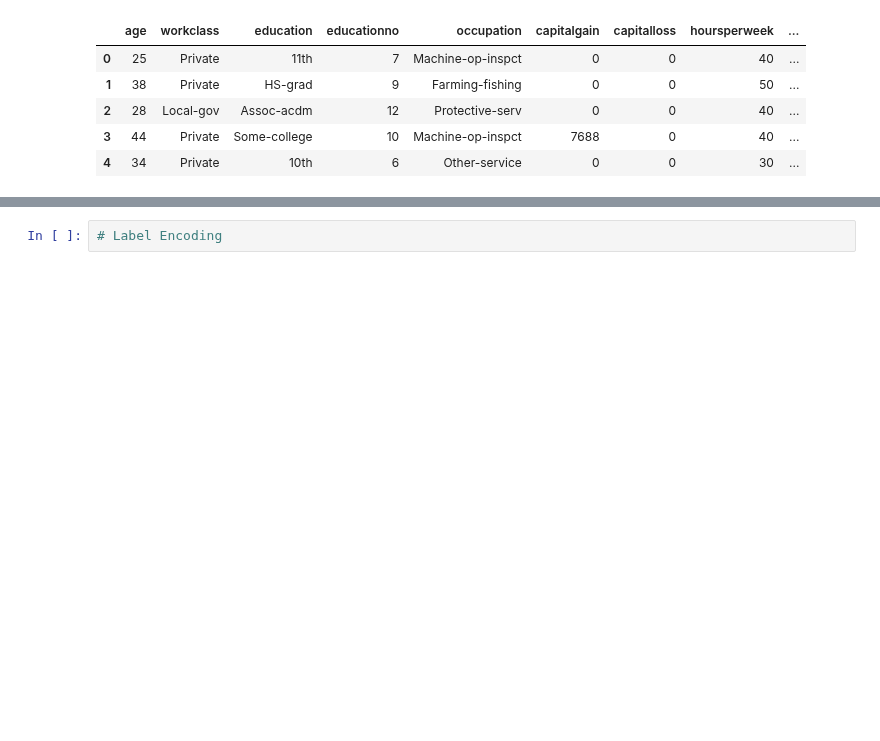
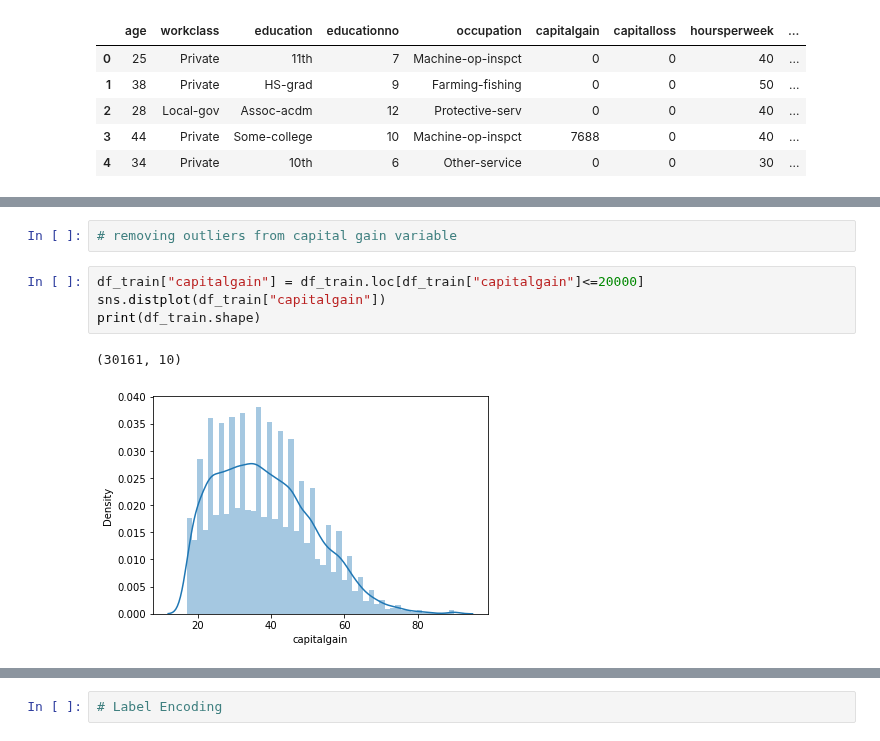
Before and after one commit to tarunmer77/Naive-Bayes, a Jupyter notebook: SalaryData_NaiveBayes.ipynb, the cells around one changed output, grey strips where cells are left out. Cells and saved outputs as stored; diff of their text form; blank space fills up the shorter version.

```diff
--- a/SalaryData_NaiveBayes.ipynb
+++ b/SalaryData_NaiveBayes.ipynb
@@ -60,0 +81,9 @@ df_test.head()
+# %%
+# removing outliers from capital gain variable
+# %%
+df_train["capitalgain"] = df_train.loc[df_train["capitalgain"]<=20000]
+sns.distplot(df_train["capitalgain"])
+print(df_train.shape)
+# %% [output]
+(30161, 10)
+[figure, added]
```
Also changed, not shown: parts of 18 cells of this notebook.
